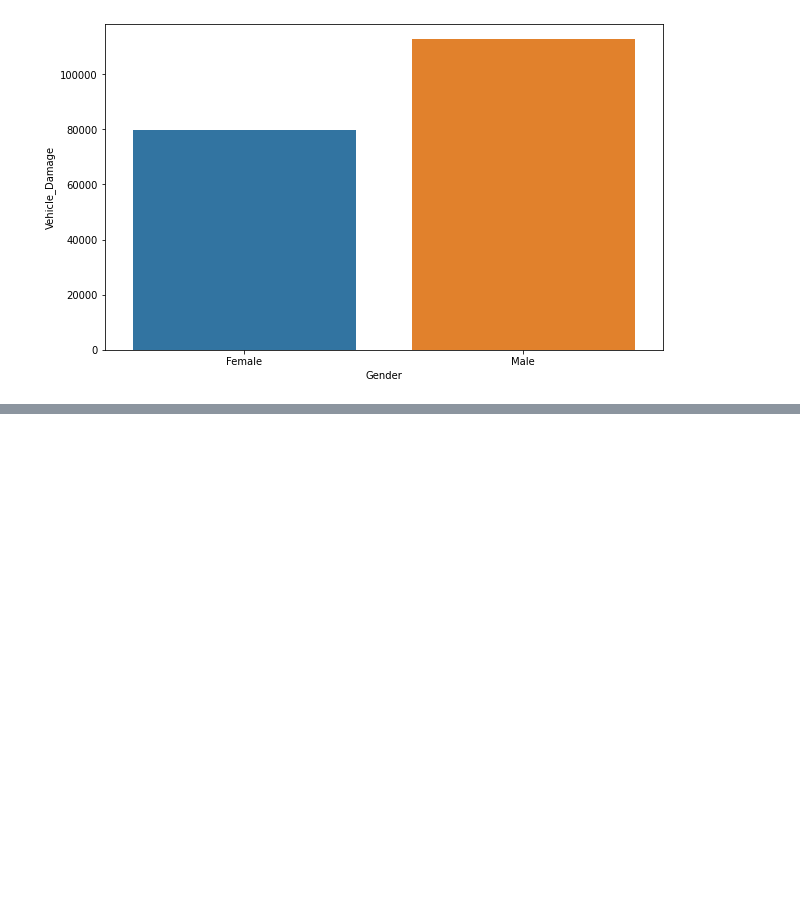
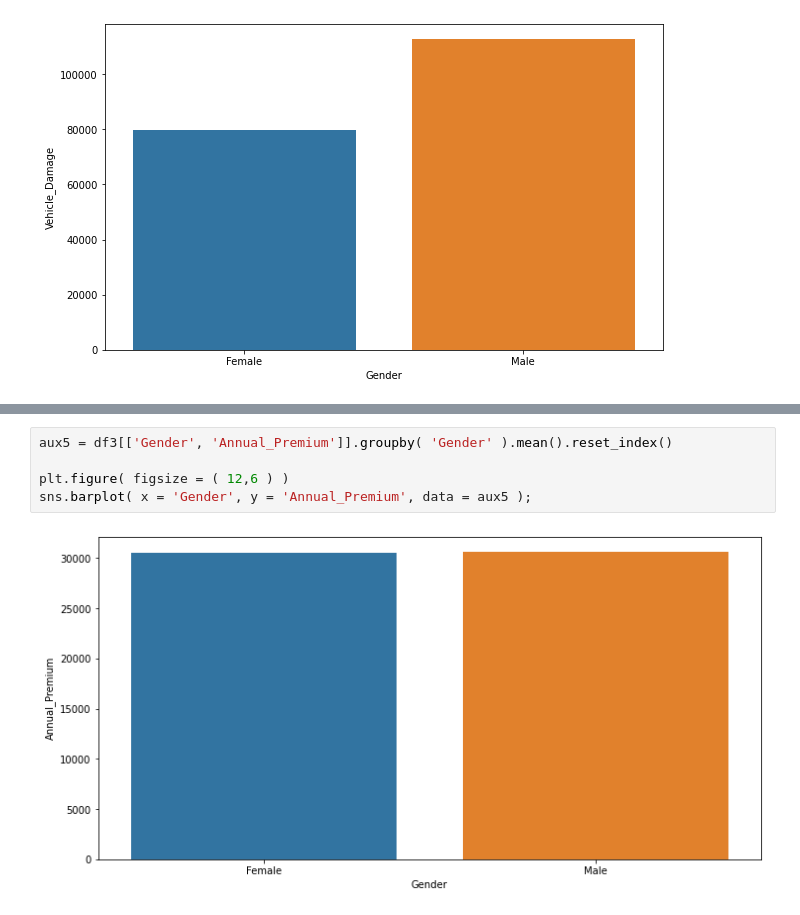
Before and after one commit to cristiandaco/health_insurance_cross_sell, a Jupyter notebook: 03_analise_exploratoria.ipynb, the cells around one changed output, grey strips where cells are left out. Cells and saved outputs as stored; diff of their text form; blank space fills up the shorter version.

```diff
--- a/03_analise_exploratoria.ipynb
+++ b/03_analise_exploratoria.ipynb
@@ -236,0 +264,7 @@ sns.barplot( x = 'Gender', y = 'Vehicle_Damage', data = aux3 );
+# %%
+aux5 = df3[['Gender', 'Annual_Premium']].groupby( 'Gender' ).mean().reset_index()
+
+plt.figure( figsize = ( 12,6 ) )
+sns.barplot( x = 'Gender', y = 'Annual_Premium', data = aux5 );
+# %% [output]
+[figure, added]
```
Also changed, not shown: parts of 14 cells of this notebook.
